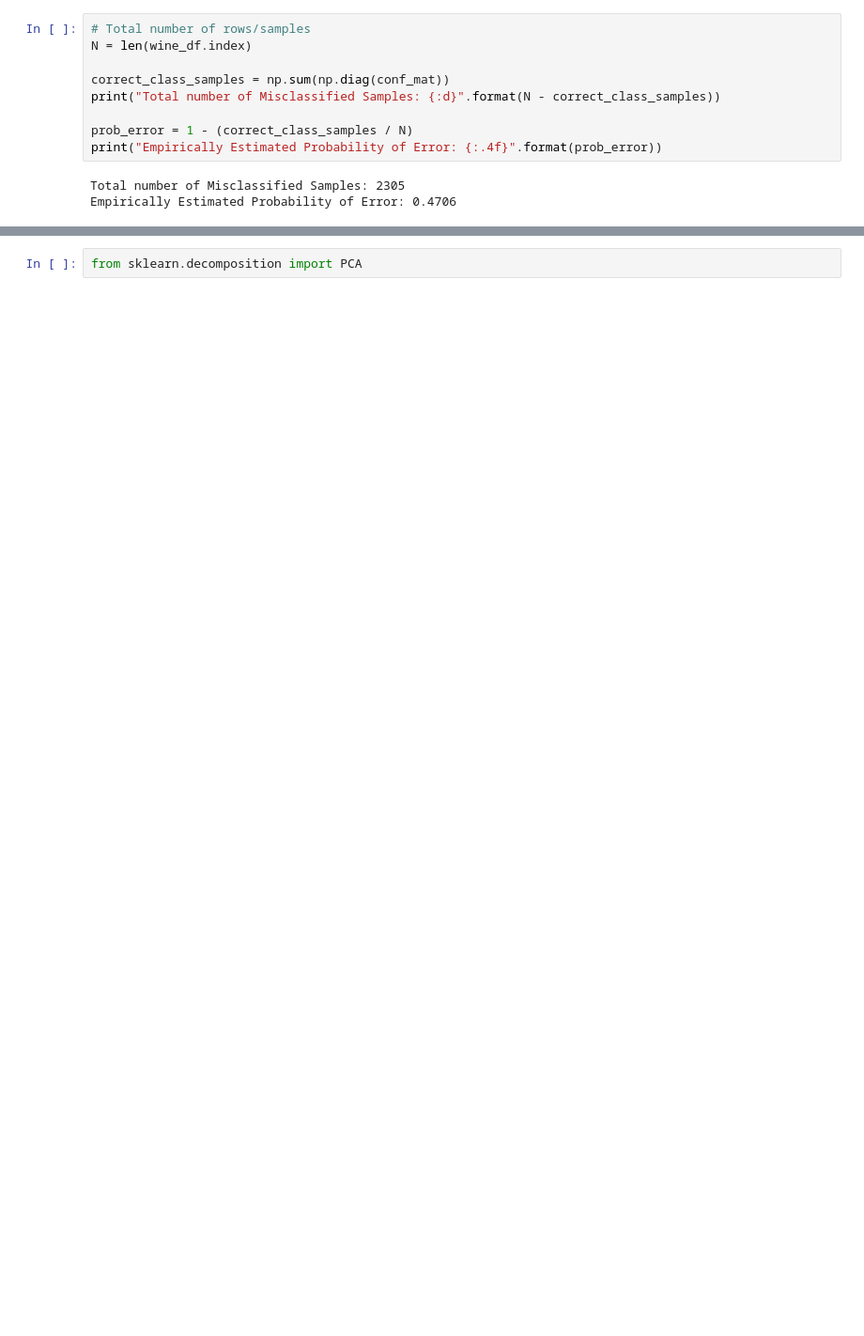
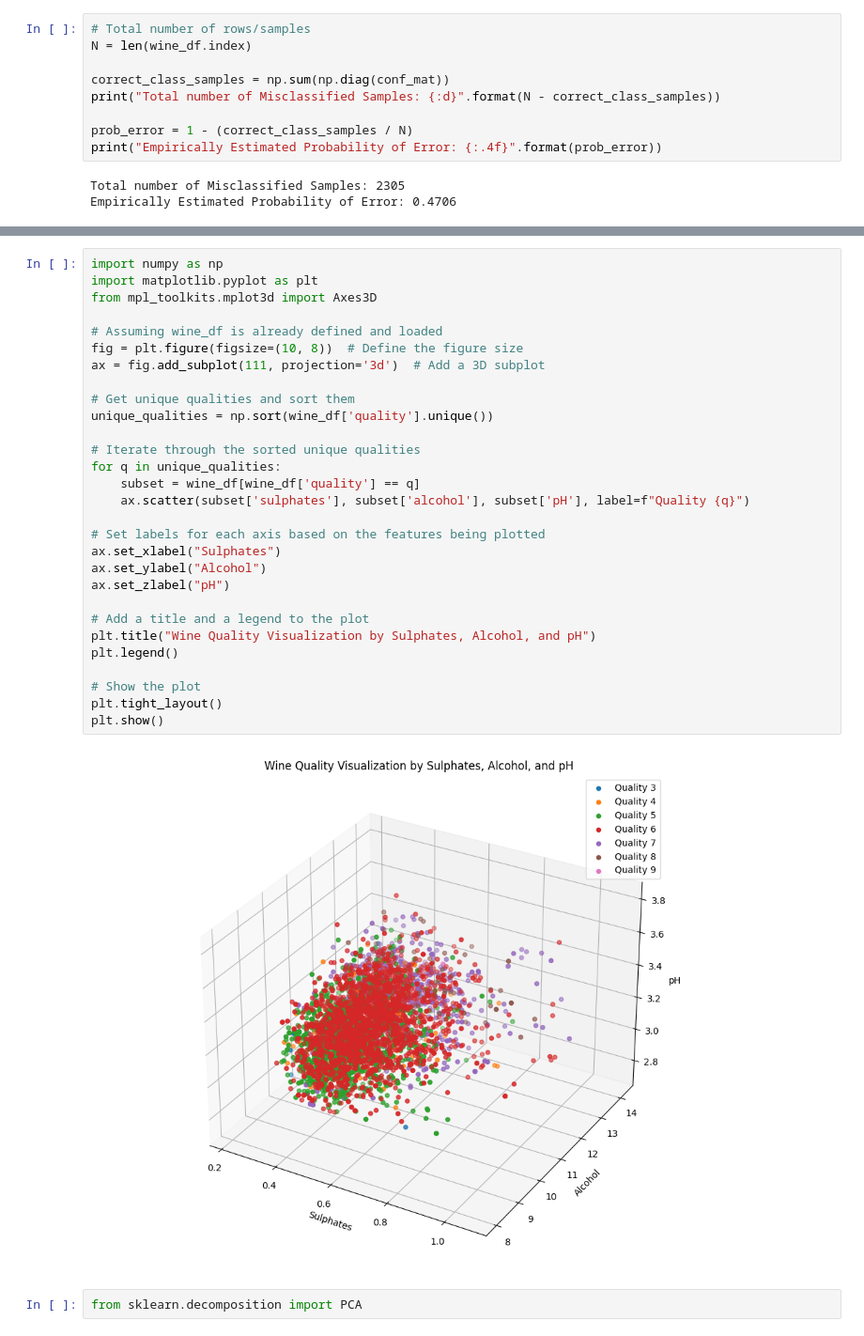
Before and after one commit to ankesh86/IntroductionToMachineLearning, a Jupyter notebook: ASSGN_q3_part1.ipynb, the cells around one changed output, grey strips where cells are left out. Shown at 94% size. Saved outputs shown, nothing was run; the diff lists cells and outputs as text; blank space fills up the shorter version.

```diff
--- a/ASSGN_q3_part1.ipynb
+++ b/ASSGN_q3_part1.ipynb
@@ -198,3 +168,34 @@ plt.show()
+# %%
+import numpy as np
+import matplotlib.pyplot as plt
+from mpl_toolkits.mplot3d import Axes3D
+
+# Assuming wine_df is already defined and loaded
+fig = plt.figure(figsize=(10, 8))  # Define the figure size
+ax = fig.add_subplot(111, projection='3d')  # Add a 3D subplot
+
+# Get unique qualities and sort them
+unique_qualities = np.sort(wine_df['quality'].unique())
+
+# Iterate through the sorted unique qualities
+for q in unique_qualities:
+    subset = wine_df[wine_df['quality'] == q]
+    ax.scatter(subset['sulphates'], subset['alcohol'], subset['pH'], label=f"Quality {q}")
+
+# Set labels for each axis based on the features being plotted
+ax.set_xlabel("Sulphates")
+ax.set_ylabel("Alcohol")
+ax.set_zlabel("pH")
+
+# Add a title and a legend to the plot
+plt.title("Wine Quality Visualization by Sulphates, Alcohol, and pH")
+plt.legend()
+
+# Show the plot
+plt.tight_layout()
+plt.show()
+# %% [output]
+[figure, added]
 # %%
 from sklearn.decomposition import PCA
 # %%
```
Also changed, not shown: parts of 15 cells of this notebook.
